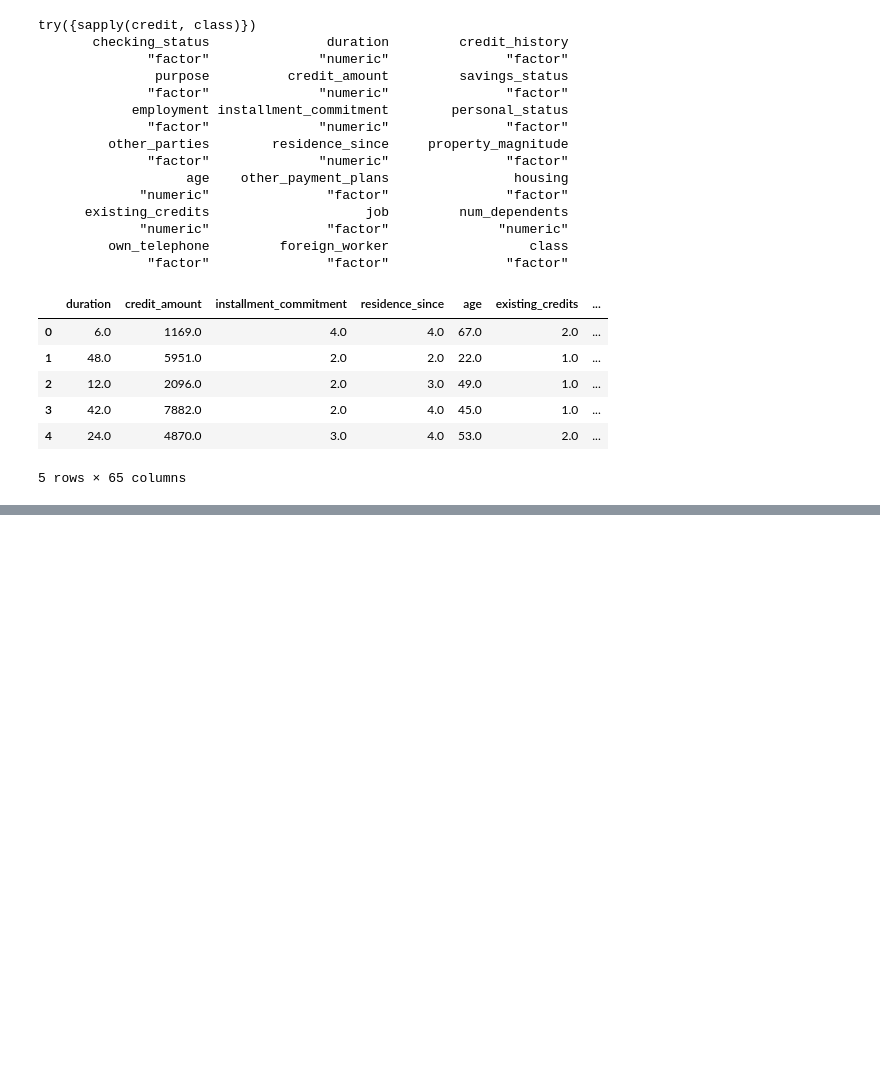
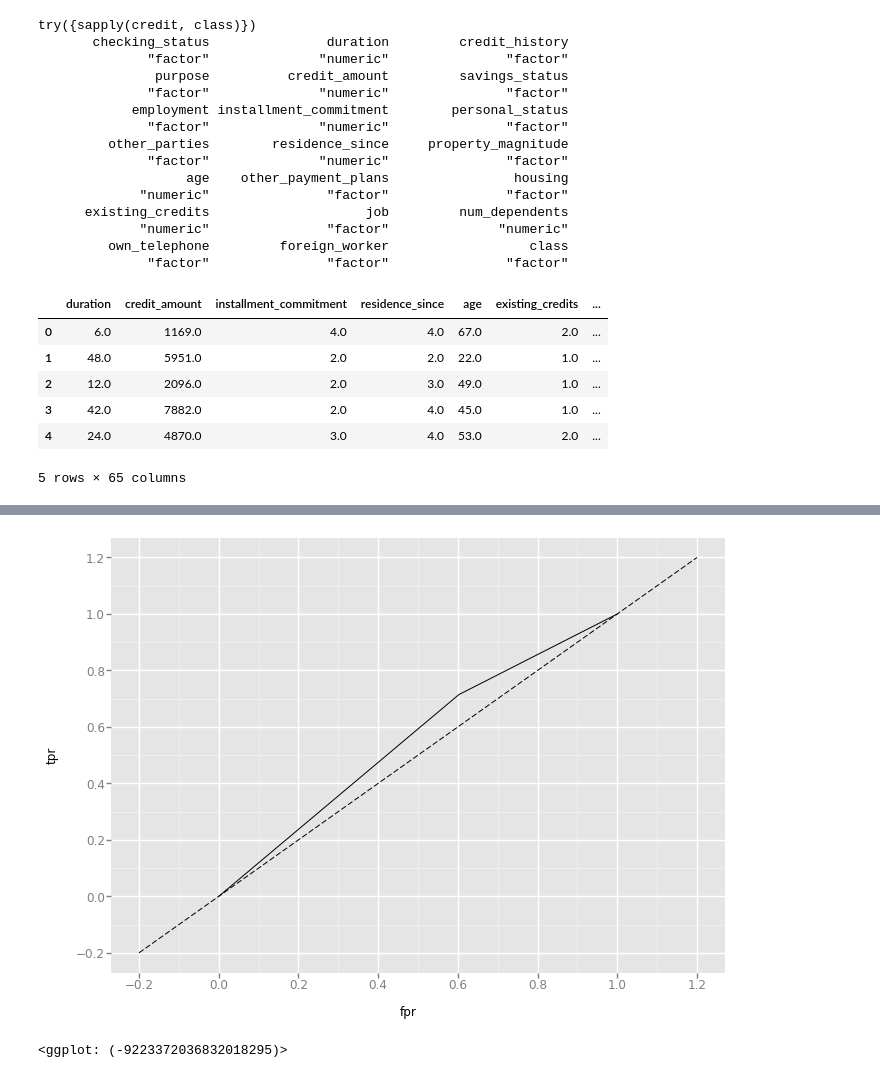
Before and after one commit to JoshuaGoerner/DataMining, a Jupyter notebook: DataMiningExercises/notebooks/Exercises VL3.ipynb, the cells around one changed output, grey strips where cells are left out. Saved outputs shown, nothing was run; the diff lists cells and outputs as text; code cells hidden in the pictures; blank space fills up the shorter version.

```diff
--- a/DataMiningExercises/notebooks/Exercises VL3.ipynb
+++ b/DataMiningExercises/notebooks/Exercises VL3.ipynb
@@ -396,8 +386,11 @@ def convert_dataframe_to_orange(df):
 
 credit['class'] = credit['class'].astype('category')
 
+# select category columns and recode to numerical
 cat_columns = credit.select_dtypes(['category']).columns
 credit[cat_columns] = credit[cat_columns].apply(lambda x: x.cat.codes)
+
+
 
 import numpy as np
 from Orange.data.domain import DiscreteVariable, ContinuousVariable
@@ -425,5 +418,5 @@ domain = Domain([
     DiscreteVariable('foreign_worker', values=[str(v) for v in np.unique(credit.foreign_worker)])],
     class_vars = DiscreteVariable('class', values=[str(v) for v in np.unique(credit['class'])]))
 
-credit_orange = Orange.data.Table.from_numpy(domain, credit.ix[:,1:len(credit.columns)].values, credit['class'].values)
+credit_orange = Orange.data.Table.from_numpy(domain, credit.ix[:,0:(len(credit.columns)-1)].values, credit['class'].values)
 #table = Table(domain, credit_orange)
@@ -451,12 +423,9 @@ FILE
 # %%
 #train test set
 
-Orange.evaluation.testing.sample(credit_orange)
+train_data, test_data = Orange.evaluation.testing.sample(credit_orange)
 
 
 # construct the learning algorithm and use it to induce a classifier
 cn2_learner = Orange.classification.rules.CN2Learner()
-cn2_clasifier = cn2_learner(credit_orange)
-
-# ... or, in a single step.
-cn2_classifier = Orange.classification.rules.CN2Learner(credit_orange)
+cn2_classifier = cn2_learner(train_data)
@@ -486,0 +440,8 @@ np.array(credit.values)
+# %%
+fpr, tpr, threshold = sklearn.metrics.roc_curve(test_data.Y, y_pred)
+from ggplot import *
+df = pd.DataFrame(dict(fpr = fpr, tpr = tpr))
+ggplot(df, aes(x = 'fpr', y = 'tpr')) + geom_line() + geom_abline(linetype = 'dashed')
+# %% [output]
+[figure, added]
+<ggplot: (-9223372036832018295)>
```
Also changed, not shown: parts of 16 cells of this notebook.
